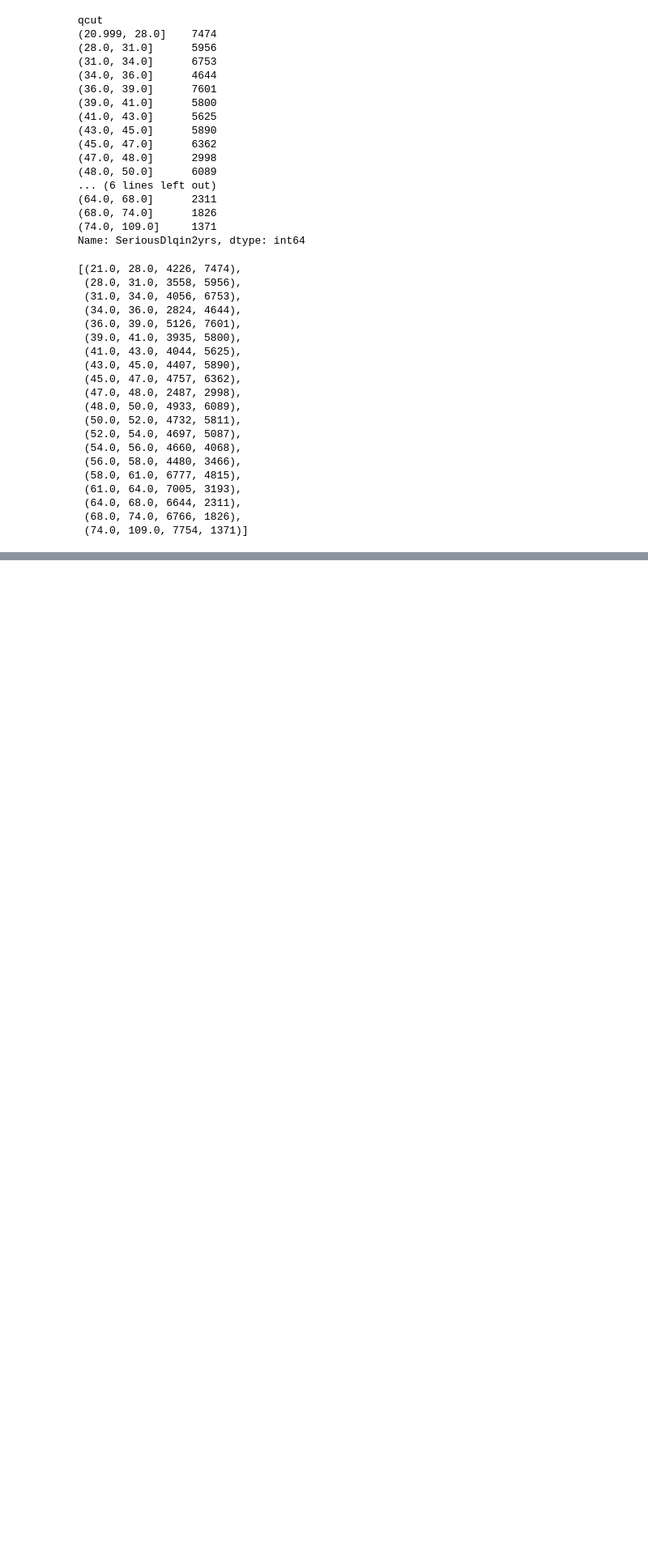
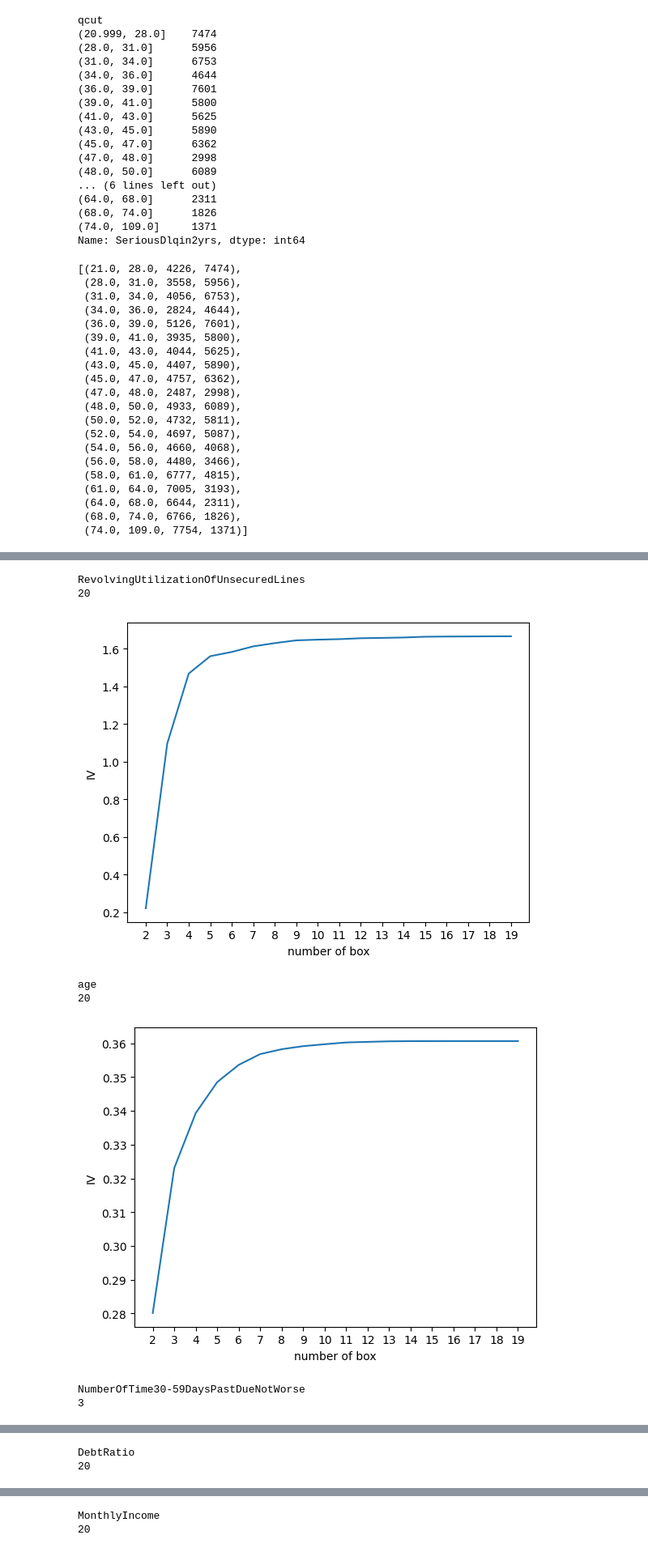
Before and after one commit to Ripple3547/caicai-sklearn, a Jupyter notebook: codes/5.ipynb, the cells around one changed output, grey strips where cells are left out. Shown at 81% size. Drawn from its saved outputs; the diff is of its cells as text; code cells hidden in the pictures; blank space fills up the shorter version.

```diff
--- a/codes/5.ipynb
+++ b/codes/5.ipynb
@@ -536,0 +779,13 @@ num_bins
+# %%
+for i in model_data.columns[2:-1]:
+    print(i)
+    graphforbestbin(model_data, i, "SeriousDlqin2yrs", n=2, q=20)
+# %% [output]
+RevolvingUtilizationOfUnsecuredLines
+20
+[figure, added]
+age
+20
+[figure, added]
+NumberOfTime30-59DaysPastDueNotWorse
+3
@@ -536,0 +793,2 @@ num_bins
+DebtRatio
+20
@@ -536,0 +796,2 @@ num_bins
+MonthlyIncome
+20
```
Also changed, not shown: parts of 56 cells of this notebook, 4 other files.
